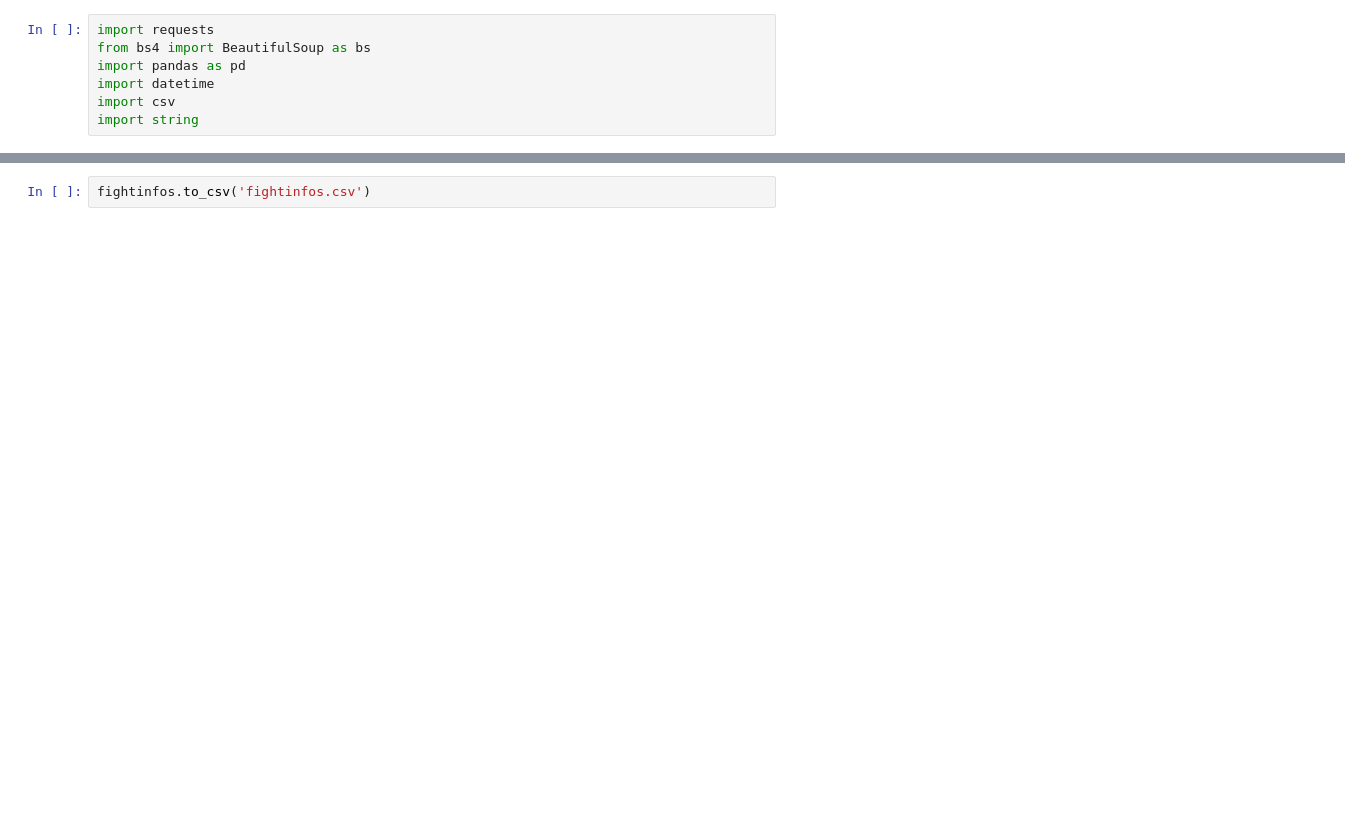
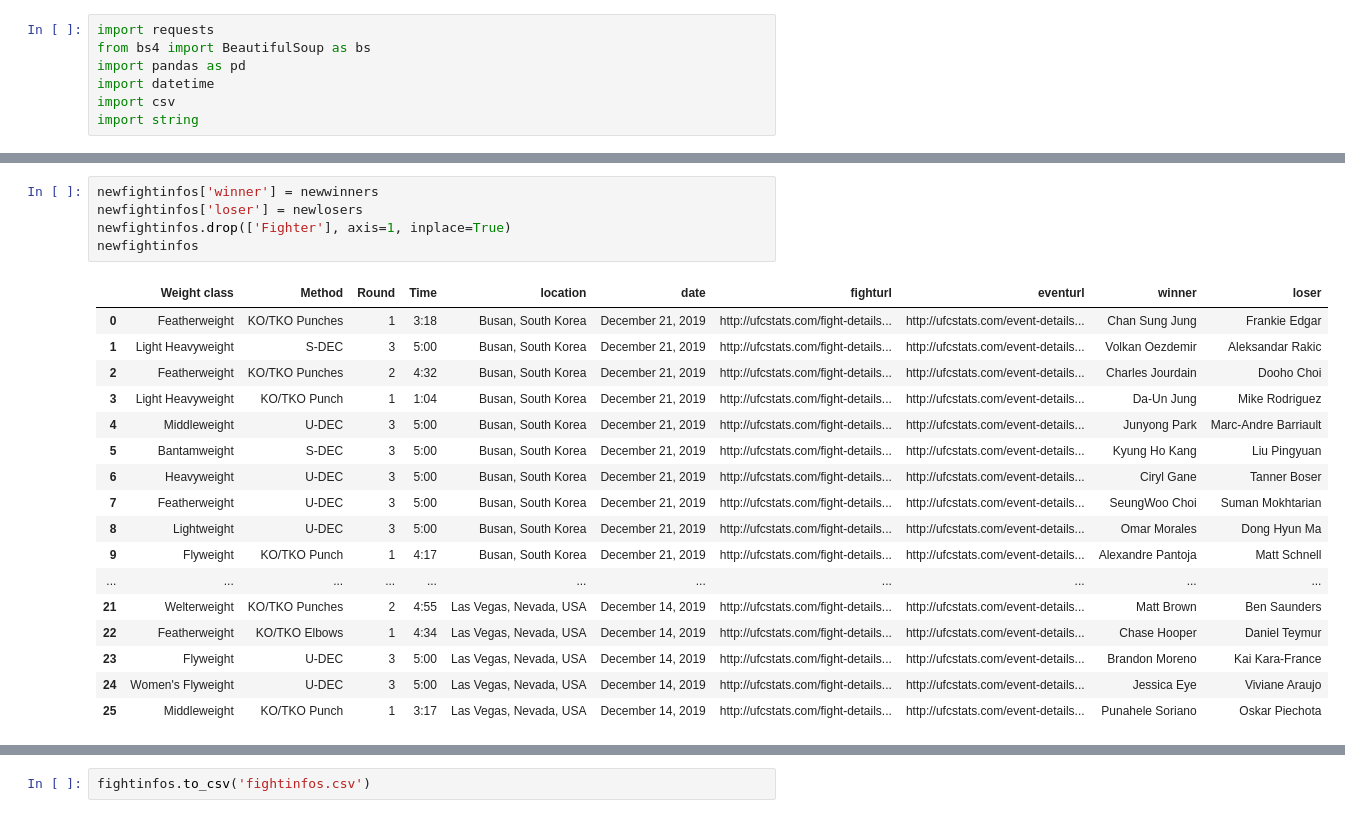
Before and after one commit to hmnathel/UFC_predict, a Jupyter notebook: Cleaning_FIGHT_INFOS.ipynb, the cells around one changed output, grey strips where cells are left out. Cells and saved outputs as stored; diff of their text form; blank space fills up the shorter version.

```diff
--- a/Cleaning_FIGHT_INFOS.ipynb
+++ b/Cleaning_FIGHT_INFOS.ipynb
@@ -53,2 +120,25 @@ newfightinfos = pd.read_csv('newfights.csv')
+# %%
+newfightinfos['winner'] = newwinners
+newfightinfos['loser'] = newlosers
+newfightinfos.drop(['Fighter'], axis=1, inplace=True)
+newfightinfos
+# %% [output]
+|  | Weight class | Method | Round | Time | location | date | fighturl | eventurl | winner | loser |
+| 0 | Featherweight | KO/TKO Punches | 1 | 3:18 | Busan, South Korea | December 21, 2019 | http://ufcstats.com/fight-details... | http://ufcstats.com/event-details... | Chan Sung Jung | Frankie Edgar |
+| 1 | Light Heavyweight | S-DEC | 3 | 5:00 | Busan, South Korea | December 21, 2019 | http://ufcstats.com/fight-details... | http://ufcstats.com/event-details... | Volkan Oezdemir | Aleksandar Rakic |
+| 2 | Featherweight | KO/TKO Punches | 2 | 4:32 | Busan, South Korea | December 21, 2019 | http://ufcstats.com/fight-details... | http://ufcstats.com/event-details... | Charles Jourdain | Dooho Choi |
+| 3 | Light Heavyweight | KO/TKO Punch | 1 | 1:04 | Busan, South Korea | December 21, 2019 | http://ufcstats.com/fight-details... | http://ufcstats.com/event-details... | Da-Un Jung | Mike Rodriguez |
+| 4 | Middleweight | U-DEC | 3 | 5:00 | Busan, South Korea | December 21, 2019 | http://ufcstats.com/fight-details... | http://ufcstats.com/event-details... | Junyong Park | Marc-Andre Barriault |
+| 5 | Bantamweight | S-DEC | 3 | 5:00 | Busan, South Korea | December 21, 2019 | http://ufcstats.com/fight-details... | http://ufcstats.com/event-details... | Kyung Ho Kang | Liu Pingyuan |
+| 6 | Heavyweight | U-DEC | 3 | 5:00 | Busan, South Korea | December 21, 2019 | http://ufcstats.com/fight-details... | http://ufcstats.com/event-details... | Ciryl Gane | Tanner Boser |
+| 7 | Featherweight | U-DEC | 3 | 5:00 | Busan, South Korea | December 21, 2019 | http://ufcstats.com/fight-details... | http://ufcstats.com/event-details... | SeungWoo Choi | Suman Mokhtarian |
+| 8 | Lightweight | U-DEC | 3 | 5:00 | Busan, South Korea | December 21, 2019 | http://ufcstats.com/fight-details... | http://ufcstats.com/event-details... | Omar Morales | Dong Hyun Ma |
+| 9 | Flyweight | KO/TKO Punch | 1 | 4:17 | Busan, South Korea | December 21, 2019 | http://ufcstats.com/fight-details... | http://ufcstats.com/event-details... | Alexandre Pantoja | Matt Schnell |
+| ... | ... | ... | ... | ... | ... | ... | ... | ... | ... | ... |
+| 21 | Welterweight | KO/TKO Punches | 2 | 4:55 | Las Vegas, Nevada, USA | December 14, 2019 | http://ufcstats.com/fight-details... | http://ufcstats.com/event-details... | Matt Brown | Ben Saunders |
+| 22 | Featherweight | KO/TKO Elbows | 1 | 4:34 | Las Vegas, Nevada, USA | December 14, 2019 | http://ufcstats.com/fight-details... | http://ufcstats.com/event-details... | Chase Hooper | Daniel Teymur |
+| 23 | Flyweight | U-DEC | 3 | 5:00 | Las Vegas, Nevada, USA | December 14, 2019 | http://ufcstats.com/fight-details... | http://ufcstats.com/event-details... | Brandon Moreno | Kai Kara-France |
+| 24 | Women's Flyweight | U-DEC | 3 | 5:00 | Las Vegas, Nevada, USA | December 14, 2019 | http://ufcstats.com/fight-details... | http://ufcstats.com/event-details... | Jessica Eye | Viviane Araujo |
+| 25 | Middleweight | KO/TKO Punch | 1 | 3:17 | Las Vegas, Nevada, USA | December 14, 2019 | http://ufcstats.com/fight-details... | http://ufcstats.com/event-details... | Punahele Soriano | Oskar Piechota |
 # %%
 fightinfos = newfightinfos.append(fightinfos, ignore_index=True)
```
Also changed, not shown: parts of 17 cells of this notebook, 2 other files.
